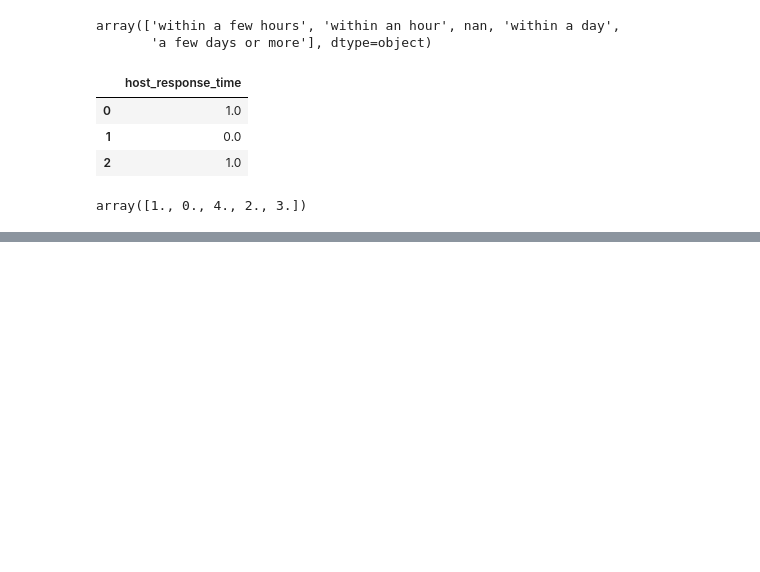
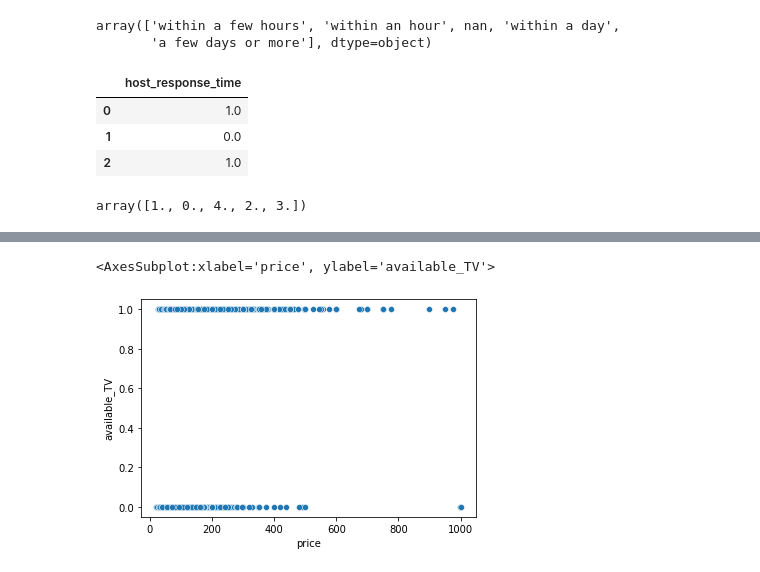
Before and after one commit to ahmedsaid352/Coding-Samurai-Data-Science-Internship, a Jupyter notebook: task 1/Seattle Airbnb.ipynb, the cells around one changed output, grey strips where cells are left out. Cells and saved outputs as stored; diff of their text form; code cells hidden in the pictures; blank space fills up the shorter version.

```diff
--- a/task 1/Seattle Airbnb.ipynb
+++ b/task 1/Seattle Airbnb.ipynb
@@ -542,0 +736,5 @@ corr_matrx[['price','review_scores_rating','review_scores_communication','review
+# %%
+li.groupby('available_TV')
+# %% [output]
+<AxesSubplot:xlabel='price', ylabel='available_TV'>
+[figure, added]
```
Also changed, not shown: parts of 54 cells of this notebook.
